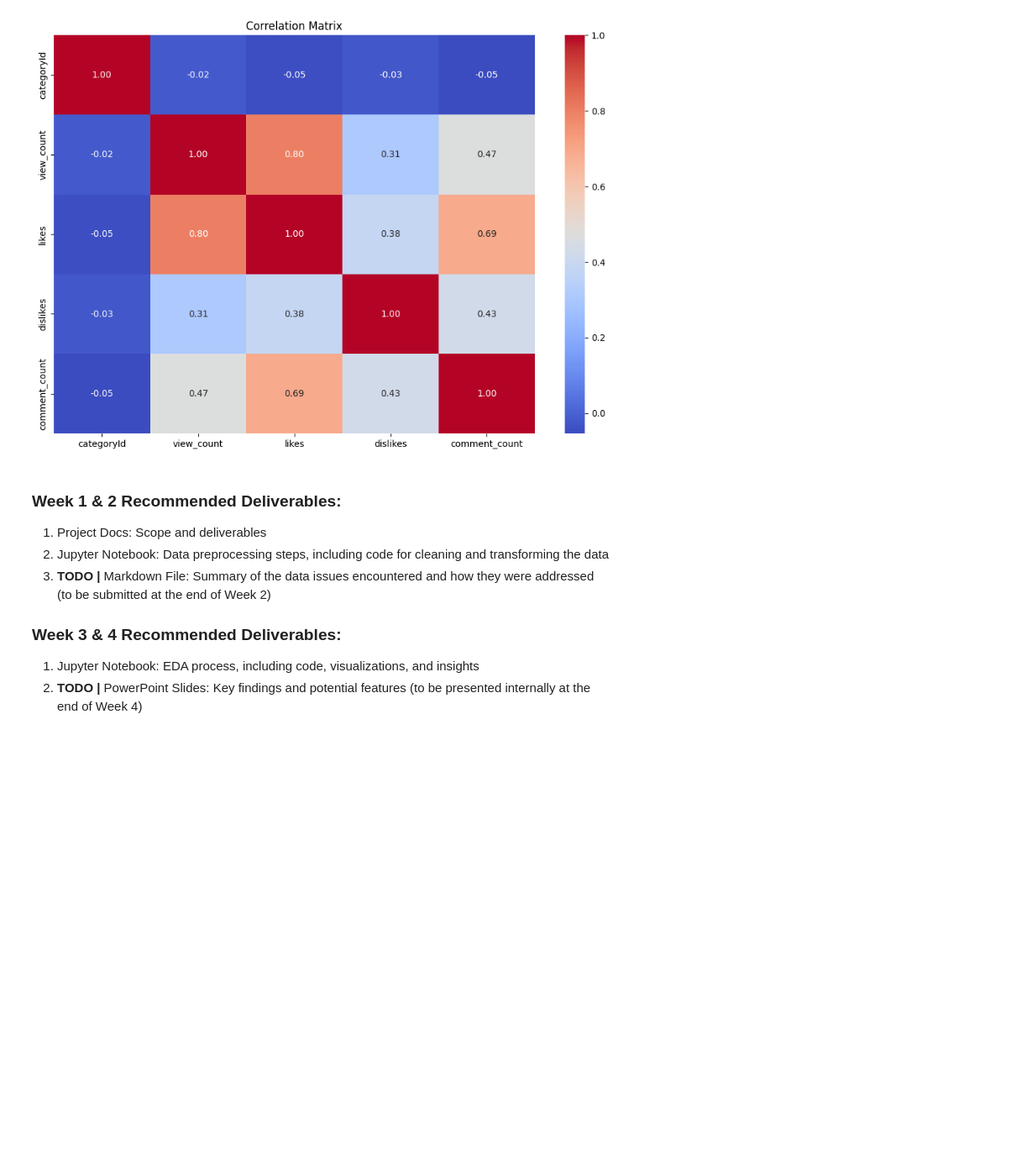
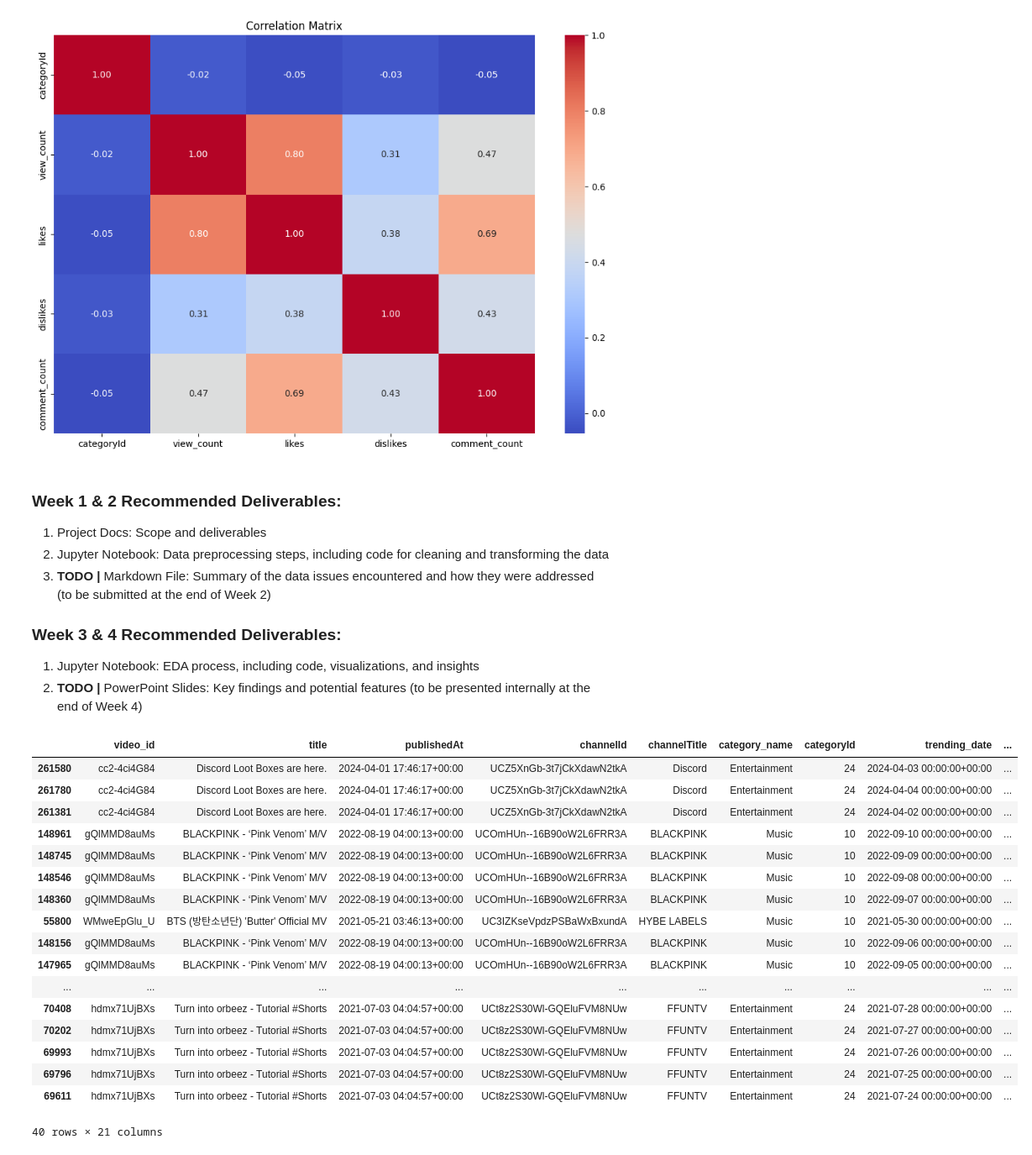
Before and after one commit to rishitadhalbisoi/google3D, a Jupyter notebook: Google3D.ipynb, the cells around one changed output. Shown at 84% size. Saved outputs shown, nothing was run; the diff lists cells and outputs as text; code cells hidden in the pictures; blank space fills up the shorter version.

```diff
--- a/Google3D.ipynb
+++ b/Google3D.ipynb
@@ -412,3 +488,42 @@ df.head()
 | 2 | J78aPJ3VyNs | I left youtube for a month and TH... | 2020-08-11 16:34:06+00:00 | UCYzPXprvl5Y-Sf0g4vX-m6g | jacksepticeye | Entertainment | 24 | 2020-08-12 00:00:00+00:00 | ... |
 | 3 | kXLn3HkpjaA | XXL 2020 Freshman Class Revealed ... | 2020-08-11 16:38:55+00:00 | UCbg_UMjlHJg_19SZckaKajg | XXL | Music | 10 | 2020-08-12 00:00:00+00:00 | ... |
 | 4 | VIUo6yapDbc | Ultimate DIY Home Movie Theater f... | 2020-08-11 15:10:05+00:00 | UCDVPcEbVLQgLZX0Rt6jo34A | Mr. Kate | Howto & Style | 26 | 2020-08-12 00:00:00+00:00 | ... |
+# %%
+# We want to see the most common words that show up in description and tags
+    # Keep in mind that videos may repeat
+stop_words = set(stopwords.words('english'))
+stop_words.update(['https', 'com', 'www', 'http'])
+
+# Function to preprocess text: lowercase and remove special characters
+def preprocess(text):
+    if pd.isna(text):
+        return []
+    # Convert to lowercase and remove punctuation
+    text = text.lower()
+    # Remove any non-alphabetic characters and split words
+    words = re.findall(r'\b\w+\b', text)
+    words = [word for word in words if word not in stop_words]
+    return words
+
+
+df['tags_words'] = df['tags'].apply(preprocess)
+df['description_words'] = df['description'].apply(preprocess)
+
+all_tags_words = [word for words_list in df['tags_words'] for word in words_list]
+all_description_words = [word for words_list in df['description_words'] for word in words_list]
+
+
+tags_word_count = Counter(all_tags_words)
+description_word_count = Counter(all_description_words)
+
+common_tags = tags_word_count.most_common()
+common_description = description_word_count.most_common()
+
+tags_word_count_df = pd.DataFrame(common_tags, columns=['word', 'count'])
+description_word_count_df = pd.DataFrame(common_description, columns=['word', 'count'])
+
+print("Most common words in 'tags':")
+print(tags_word_count_df.head(50))
+
+print("\nMost common words in 'description':")
+print(description_word_count_df.head(50))
@@ -620,3 +758,24 @@ plt.show()
 ### Week 3 & 4 Recommended Deliverables:
 1. Jupyter Notebook: EDA process, including code, visualizations, and insights
 2. **TODO |** PowerPoint Slides: Key findings and potential features (to be presented internally at the end of Week 4)
+# %%
+df.sort_values(by='view_count', ascending=False).head(40)
+# %% [output]
+|  | video_id | title | publishedAt | channelId | channelTitle | category_name | categoryId | trending_date | ... |
+| 261580 | cc2-4ci4G84 | Discord Loot Boxes are here. | 2024-04-01 17:46:17+00:00 | UCZ5XnGb-3t7jCkXdawN2tkA | Discord | Entertainment | 24 | 2024-04-03 00:00:00+00:00 | ... |
+| 261780 | cc2-4ci4G84 | Discord Loot Boxes are here. | 2024-04-01 17:46:17+00:00 | UCZ5XnGb-3t7jCkXdawN2tkA | Discord | Entertainment | 24 | 2024-04-04 00:00:00+00:00 | ... |
+| 261381 | cc2-4ci4G84 | Discord Loot Boxes are here. | 2024-04-01 17:46:17+00:00 | UCZ5XnGb-3t7jCkXdawN2tkA | Discord | Entertainment | 24 | 2024-04-02 00:00:00+00:00 | ... |
+| 148961 | gQlMMD8auMs | BLACKPINK - ‘Pink Venom’ M/V | 2022-08-19 04:00:13+00:00 | UCOmHUn--16B90oW2L6FRR3A | BLACKPINK | Music | 10 | 2022-09-10 00:00:00+00:00 | ... |
+| 148745 | gQlMMD8auMs | BLACKPINK - ‘Pink Venom’ M/V | 2022-08-19 04:00:13+00:00 | UCOmHUn--16B90oW2L6FRR3A | BLACKPINK | Music | 10 | 2022-09-09 00:00:00+00:00 | ... |
+| 148546 | gQlMMD8auMs | BLACKPINK - ‘Pink Venom’ M/V | 2022-08-19 04:00:13+00:00 | UCOmHUn--16B90oW2L6FRR3A | BLACKPINK | Music | 10 | 2022-09-08 00:00:00+00:00 | ... |
+| 148360 | gQlMMD8auMs | BLACKPINK - ‘Pink Venom’ M/V | 2022-08-19 04:00:13+00:00 | UCOmHUn--16B90oW2L6FRR3A | BLACKPINK | Music | 10 | 2022-09-07 00:00:00+00:00 | ... |
+| 55800 | WMweEpGlu_U | BTS (방탄소년단) 'Butter' Official MV | 2021-05-21 03:46:13+00:00 | UC3IZKseVpdzPSBaWxBxundA | HYBE LABELS | Music | 10 | 2021-05-30 00:00:00+00:00 | ... |
+| 148156 | gQlMMD8auMs | BLACKPINK - ‘Pink Venom’ M/V | 2022-08-19 04:00:13+00:00 | UCOmHUn--16B90oW2L6FRR3A | BLACKPINK | Music | 10 | 2022-09-06 00:00:00+00:00 | ... |
+| 147965 | gQlMMD8auMs | BLACKPINK - ‘Pink Venom’ M/V | 2022-08-19 04:00:13+00:00 | UCOmHUn--16B90oW2L6FRR3A | BLACKPINK | Music | 10 | 2022-09-05 00:00:00+00:00 | ... |
+| ... | ... | ... | ... | ... | ... | ... | ... | ... | ... |
+| 70408 | hdmx71UjBXs | Turn into orbeez - Tutorial #Shorts | 2021-07-03 04:04:57+00:00 | UCt8z2S30Wl-GQEluFVM8NUw | FFUNTV | Entertainment | 24 | 2021-07-28 00:00:00+00:00 | ... |
+| 70202 | hdmx71UjBXs | Turn into orbeez - Tutorial #Shorts | 2021-07-03 04:04:57+00:00 | UCt8z2S30Wl-GQEluFVM8NUw | FFUNTV | Entertainment | 24 | 2021-07-27 00:00:00+00:00 | ... |
+| 69993 | hdmx71UjBXs | Turn into orbeez - Tutorial #Shorts | 2021-07-03 04:04:57+00:00 | UCt8z2S30Wl-GQEluFVM8NUw | FFUNTV | Entertainment | 24 | 2021-07-26 00:00:00+00:00 | ... |
+| 69796 | hdmx71UjBXs | Turn into orbeez - Tutorial #Shorts | 2021-07-03 04:04:57+00:00 | UCt8z2S30Wl-GQEluFVM8NUw | FFUNTV | Entertainment | 24 | 2021-07-25 00:00:00+00:00 | ... |
+| 69611 | hdmx71UjBXs | Turn into orbeez - Tutorial #Shorts | 2021-07-03 04:04:57+00:00 | UCt8z2S30Wl-GQEluFVM8NUw | FFUNTV | Entertainment | 24 | 2021-07-24 00:00:00+00:00 | ... |
+40 rows × 21 columns
```
Also changed, not shown: parts of 10 cells of this notebook.
